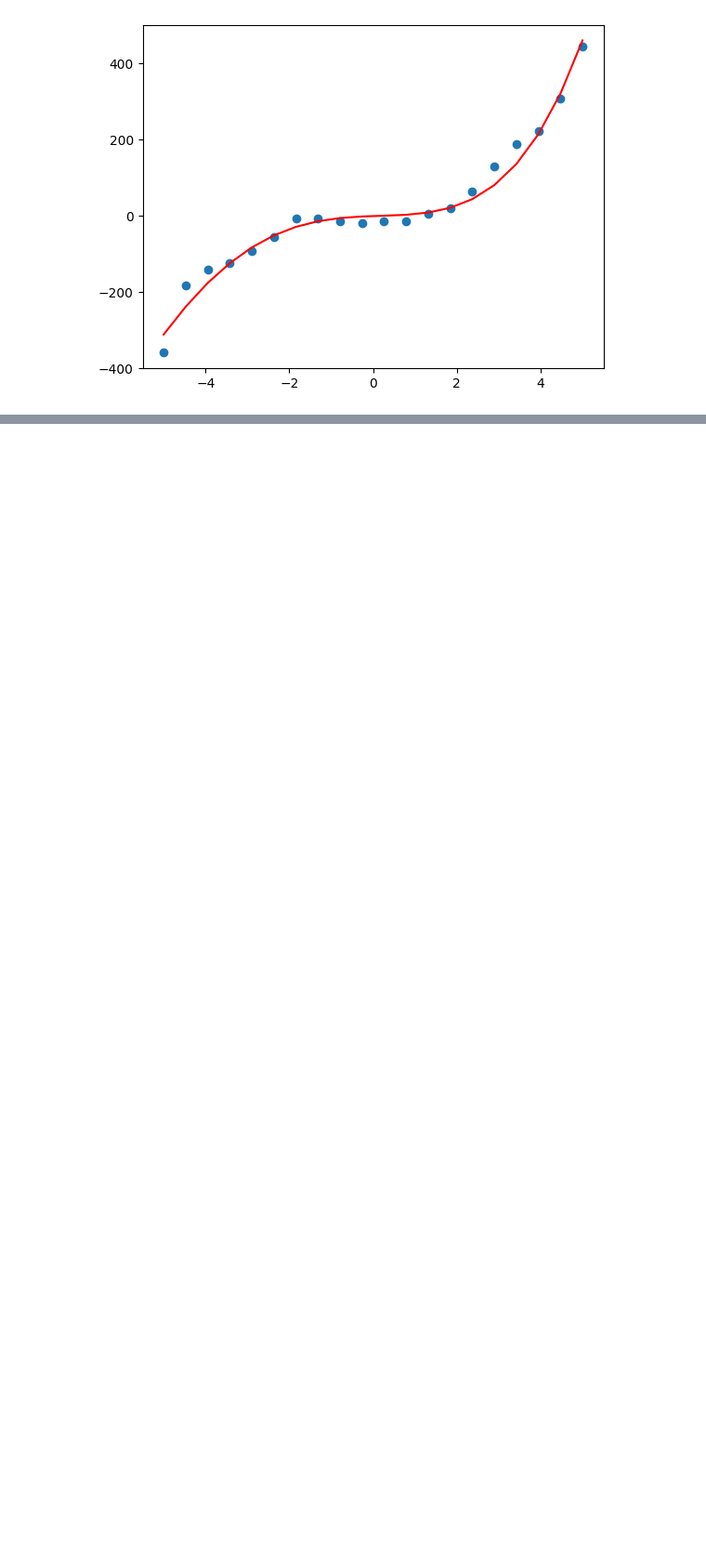
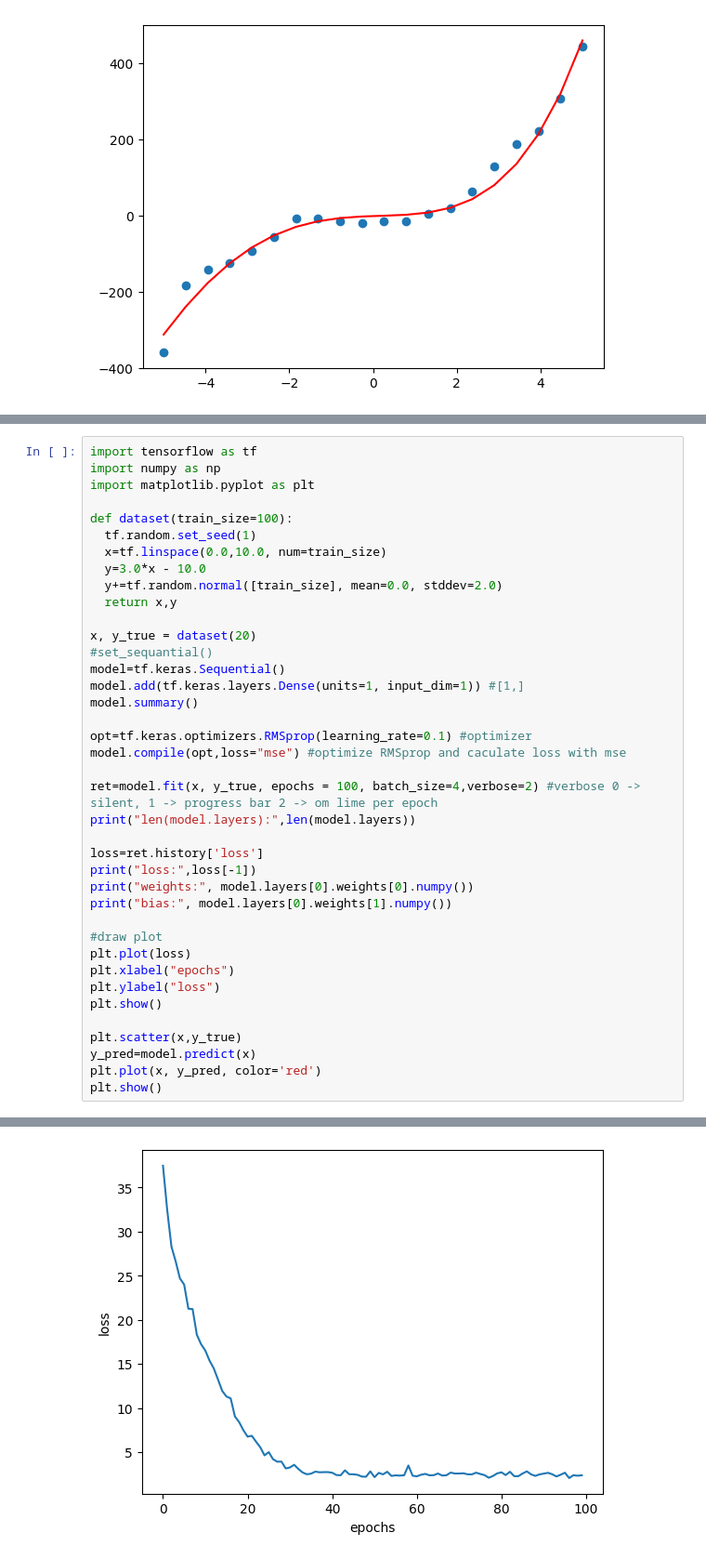
Before and after one commit to Eunhasuiin/Tensorflow-DeepLearning-Programing, a Jupyter notebook: TDP_03.ipynb, the cells around one changed output, grey strips where cells are left out. Shown at 93% size. Saved outputs shown, nothing was run; the diff lists cells and outputs as text; blank space fills up the shorter version.

Commit message:
23.04.19 update update chapter 04 regression with tf.keras

```diff
--- a/TDP_03.ipynb
+++ b/TDP_03.ipynb
@@ -940,0 +940,40 @@ len(w_true.numpy())
+# %%
+import tensorflow as tf
+import numpy as np
+import matplotlib.pyplot as plt
+
+def dataset(train_size=100):
+  tf.random.set_seed(1)
+  x=tf.linspace(0.0,10.0, num=train_size)
+  y=3.0*x - 10.0
+  y+=tf.random.normal([train_size], mean=0.0, stddev=2.0)
+  return x,y
+
+x, y_true = dataset(20)
+#set_sequantial()
+model=tf.keras.Sequential()
+model.add(tf.keras.layers.Dense(units=1, input_dim=1)) #[1,]
+model.summary()
+
+opt=tf.keras.optimizers.RMSprop(learning_rate=0.1) #optimizer
+model.compile(opt,loss="mse") #optimize RMSprop and caculate loss with mse
+
+ret=model.fit(x, y_true, epochs = 100, batch_size=4,verbose=2) #verbose 0 -> silent, 1 -> progress bar 2 -> om lime per epoch
+print("len(model.layers):",len(model.layers))
+
+loss=ret.history['loss']
+print("loss:",loss[-1])
+print("weights:", model.layers[0].weights[0].numpy())
+print("bias:", model.layers[0].weights[1].numpy())
+
+#draw plot
+plt.plot(loss)
+plt.xlabel("epochs")
+plt.ylabel("loss")
+plt.show()
+
+plt.scatter(x,y_true)
+y_pred=model.predict(x)
+plt.plot(x, y_pred, color='red')
+plt.show()
+# %% [output]
@@ -940,0 +997 @@ len(w_true.numpy())
+[figure, added]
```
Also changed, not shown: parts of 18 cells of this notebook.
